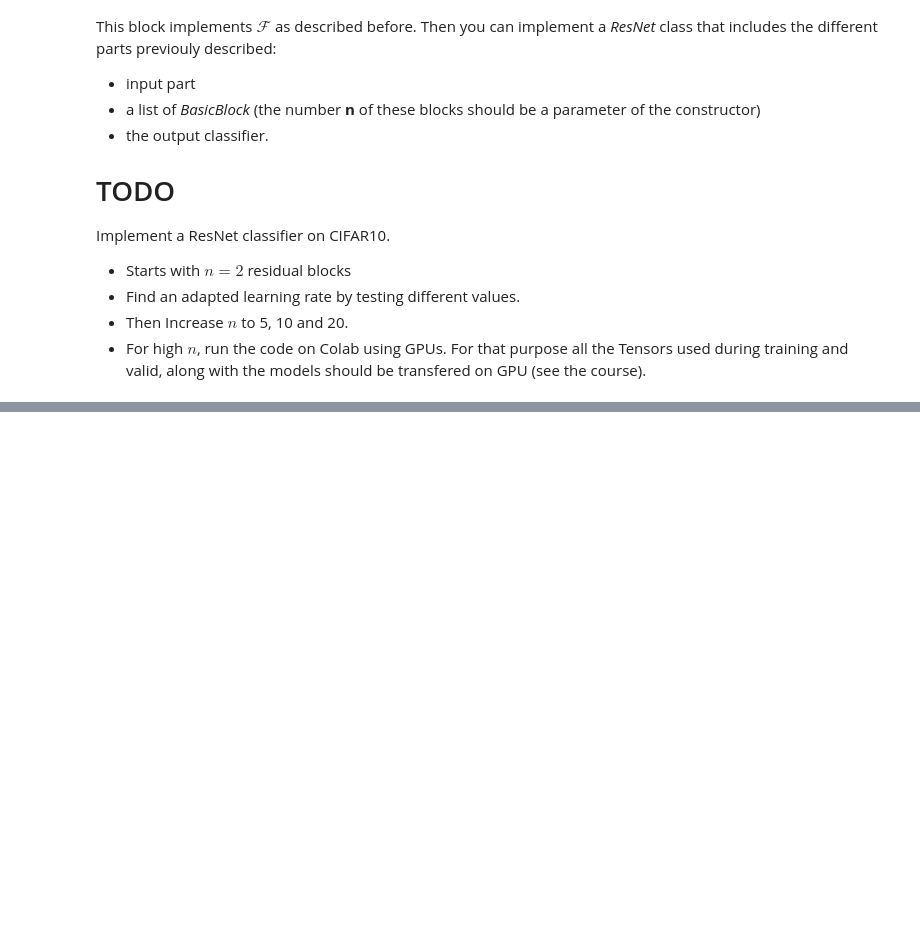
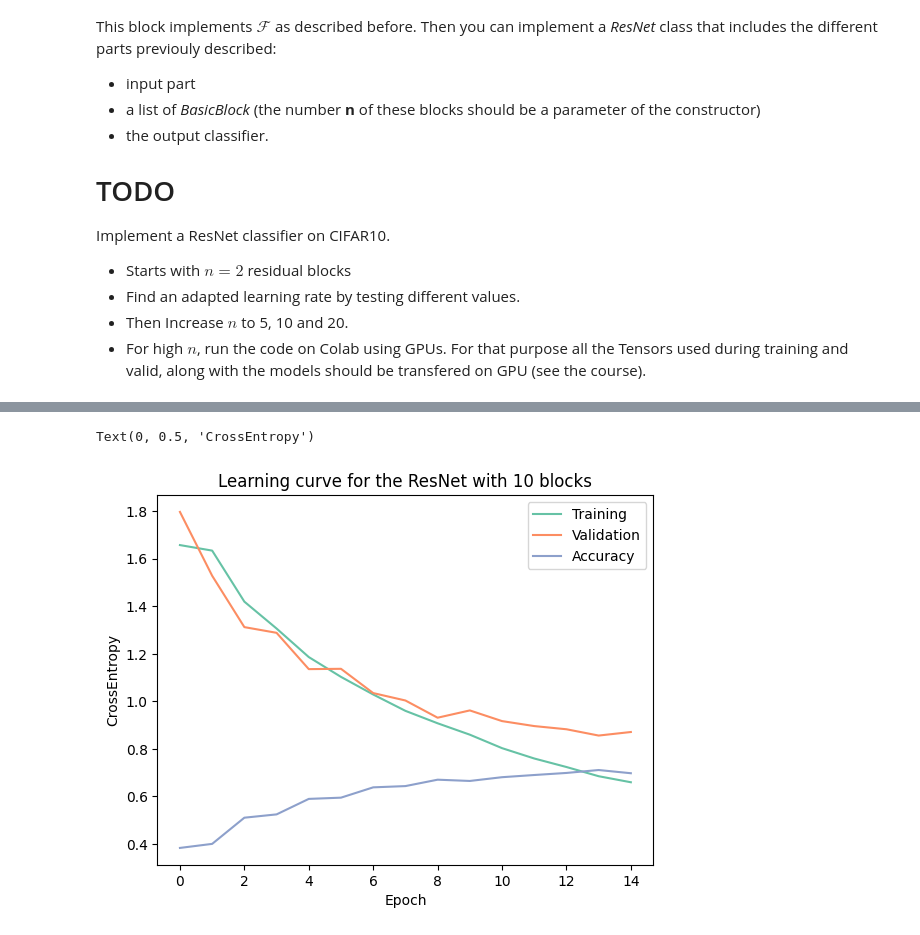
Before and after one commit to constantbourdrez/DL_ESPCI, a Jupyter notebook: ADL_lab_ResNet.ipynb, the cells around one changed output, grey strips where cells are left out. Saved outputs shown, nothing was run; the diff lists cells and outputs as text; code cells hidden in the pictures; blank space fills up the shorter version.

```diff
--- a/ADL_lab_ResNet.ipynb
+++ b/ADL_lab_ResNet.ipynb
@@ -487,0 +539,3 @@ Text(0, 0.5, 'CrossEntropy')
+# %%
+resnet10 = ResNet(10).to(device)
+resnet10 = trainer(resnet10, trainloader, testloader, nepoch = 15, lr = 1e-3)
@@ -487,0 +556,15 @@ Text(0, 0.5, 'CrossEntropy')
+# %%
+model, train_losses, valid_losses, accuracies = resnet10
+
+#Plot the results with 15 epoch
+sns.set_palette("Set2")
+plt.plot(train_losses, label = 'Training')
+plt.plot(valid_losses, label = 'Validation')
+plt.plot(accuracies, label = 'Accuracy')
+plt.legend()
+plt.title('Learning curve for the ResNet with 10 blocks')
+plt.xlabel('Epoch')
+plt.ylabel('CrossEntropy')
+# %% [output]
+Text(0, 0.5, 'CrossEntropy')
+[figure, added]
```
Also changed, not shown: parts of 17 cells of this notebook.
